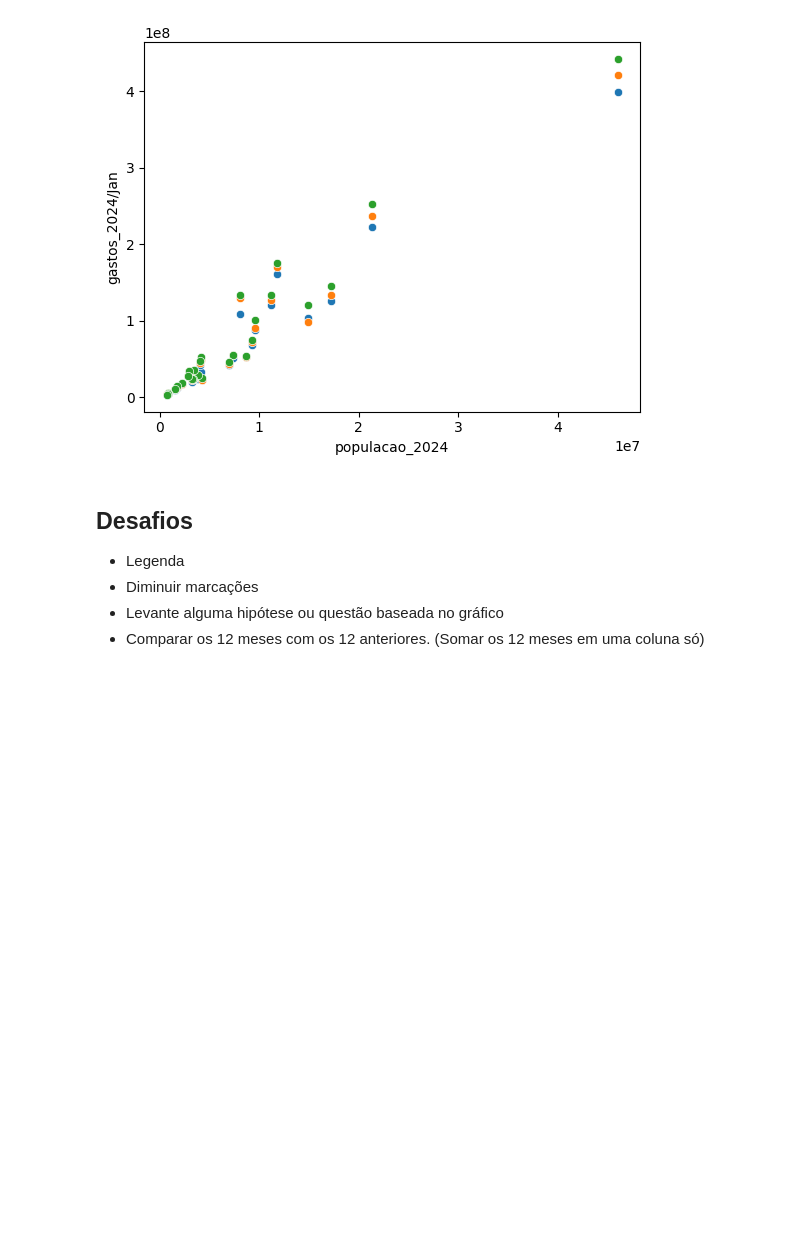
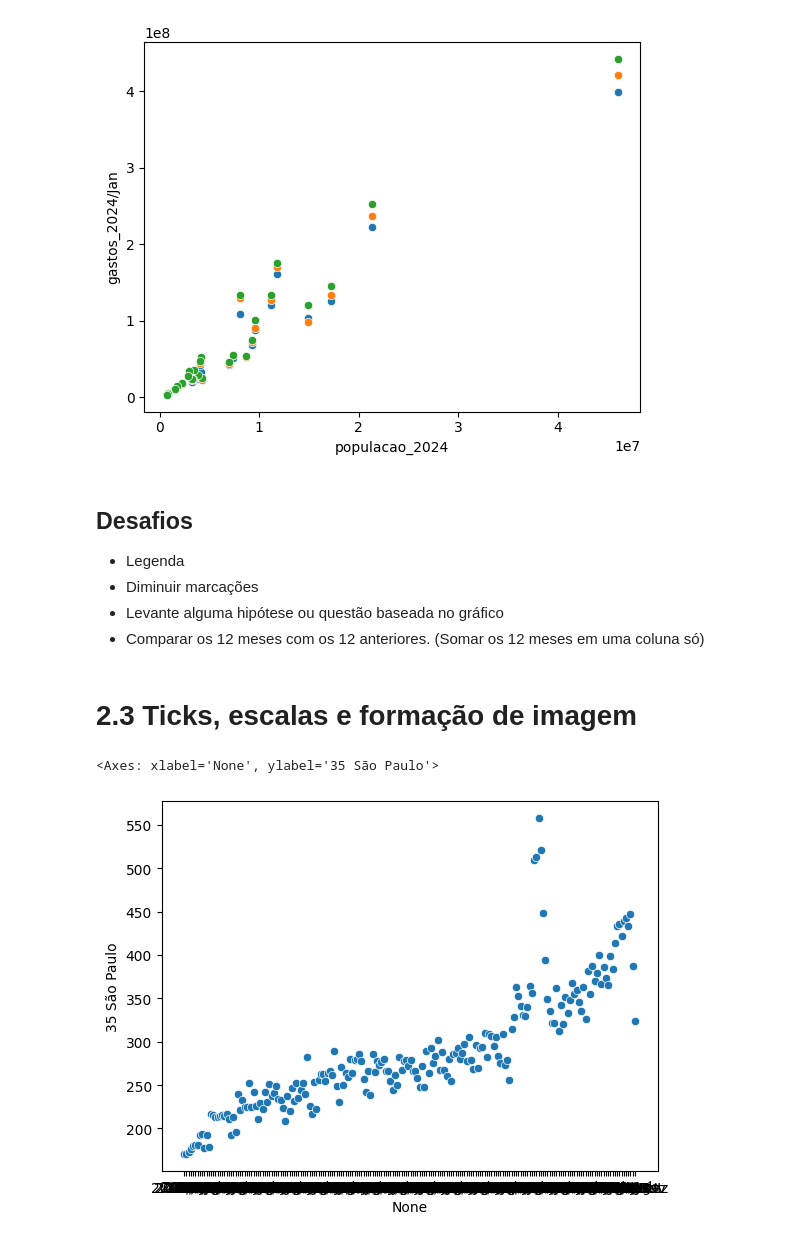
Before and after one commit to victoria-menezes/fiap-data-analytics, a Jupyter notebook: fase_1/2.Visualizacao de dados.ipynb, the cells around one changed output. Cells and saved outputs as stored; diff of their text form; code cells hidden in the pictures; blank space fills up the shorter version.

Commit message:
Comecar com line graphs

```diff
--- a/fase_1/2.Visualizacao de dados.ipynb
+++ b/fase_1/2.Visualizacao de dados.ipynb
@@ -343,3 +344,12 @@ sns.scatterplot(data = df_gastos_habitantes_2024, x = 'populacao_2024', y = 'gas
 - Diminuir marcações
 - Levante alguma hipótese ou questão baseada no gráfico
 - Comparar os 12 meses com os 12 anteriores. (Somar os 12 meses em uma coluna só)
+# %% [markdown]
+# 2.3 Ticks, escalas e formação de imagem
+# %%
+df_gastos_numericos_sem_total = df_gastos_numericos_sem_total.drop(['2007/Ago'],axis=1)
+# %%
+sns.scatterplot(x = df_gastos_numericos_sem_total.columns, y = df_gastos_numericos_sem_total.loc['35 São Paulo'])
+# %% [output]
+<Axes: xlabel='None', ylabel='35 São Paulo'>
+[figure, added]
```
Also changed, not shown: parts of 27 cells of this notebook, 3 other files.
